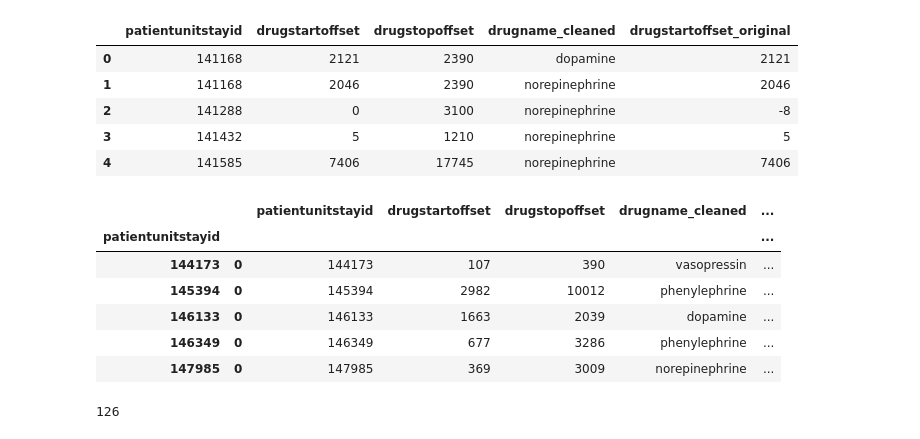
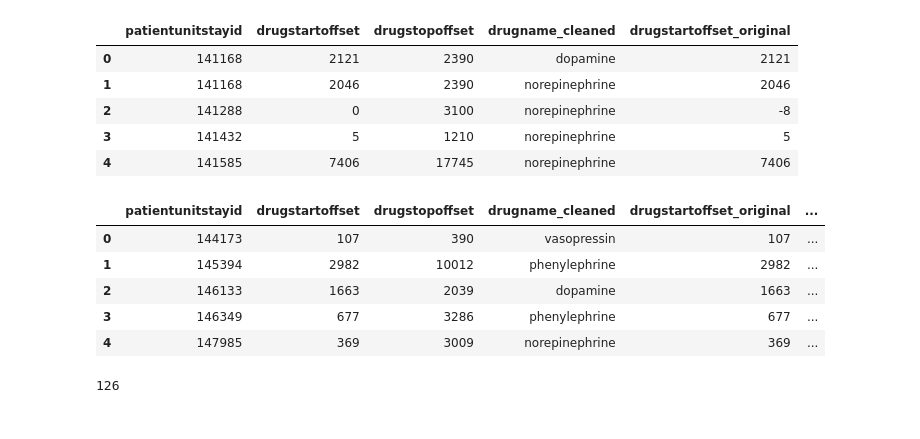
Before and after one commit to rmadushani/Three_vasopressor_problem, a Jupyter notebook: eICU/codes/eICU_Three_Vasopressors.ipynb, the cells around one changed output. Drawn from its saved outputs; the diff is of its cells as text; code cells hidden in the pictures.

```diff
--- a/eICU/codes/eICU_Three_Vasopressors.ipynb
+++ b/eICU/codes/eICU_Three_Vasopressors.ipynb
@@ -205,6 +205,7 @@ def merge_vasopressors(dat_by_icu_stays):
 merged_dat = med_vasp_dat_new.groupby(by='patientunitstayid').apply(merge_vasopressors)
 
 merged_dat.reset_index(drop=True, inplace=True)
+merged_dat = merged_dat.astype({'patientunitstayid': 'int64', 'drugstartoffset': 'int64', 'drugstopoffset': 'int64'})
 merged_dat.head()
 # %% [output]
 |  | patientunitstayid | drugstartoffset | drugstopoffset | drugname_cleaned |
@@ -251,16 +252,17 @@ def third_vasp(dat):
 # %%
 ## Extract third vasopressor times
 merged_dat.sort_values(by=['patientunitstayid', 'drugstartoffset', 'drugstopoffset'], ascending=True, inplace=True)
 third_vasp_time_dat = merged_dat.groupby(by='patientunitstayid').apply(third_vasp)
+third_vasp_time_dat = third_vasp_time_dat.astype({'patientunitstayid': 'int64', 'drugstartoffset': 'int64', 'drugstopoffset': 'int64', 'drugstartoffset_original':  'int64', 'first_vasp_drugstartoffset': 'int64', 'second_vasp_drugstartoffset': 'int64'})
+third_vasp_time_dat.reset_index(drop=True, inplace=True)
 third_vasp_time_dat.head()
 # %% [output]
-|  |  | patientunitstayid | drugstartoffset | drugstopoffset | drugname_cleaned | ... |
-| patientunitstayid |  |  |  |  |  | ... |
-| 144173 | 0 | 144173 | 107 | 390 | vasopressin | ... |
-| 145394 | 0 | 145394 | 2982 | 10012 | phenylephrine | ... |
-| 146133 | 0 | 146133 | 1663 | 2039 | dopamine | ... |
-| 146349 | 0 | 146349 | 677 | 3286 | phenylephrine | ... |
-| 147985 | 0 | 147985 | 369 | 3009 | norepinephrine | ... |
+|  | patientunitstayid | drugstartoffset | drugstopoffset | drugname_cleaned | drugstartoffset_original | ... |
+| 0 | 144173 | 107 | 390 | vasopressin | 107 | ... |
+| 1 | 145394 | 2982 | 10012 | phenylephrine | 2982 | ... |
+| 2 | 146133 | 1663 | 2039 | dopamine | 1663 | ... |
+| 3 | 146349 | 677 | 3286 | phenylephrine | 677 | ... |
+| 4 | 147985 | 369 | 3009 | norepinephrine | 369 | ... |
 # %%
 ## Check for any third vasopressor starting time prior to ICU admission
 print(sum(third_vasp_time_dat.drugstartoffset_original<0))
```
Also changed, not shown: parts of 16 cells of this notebook.
